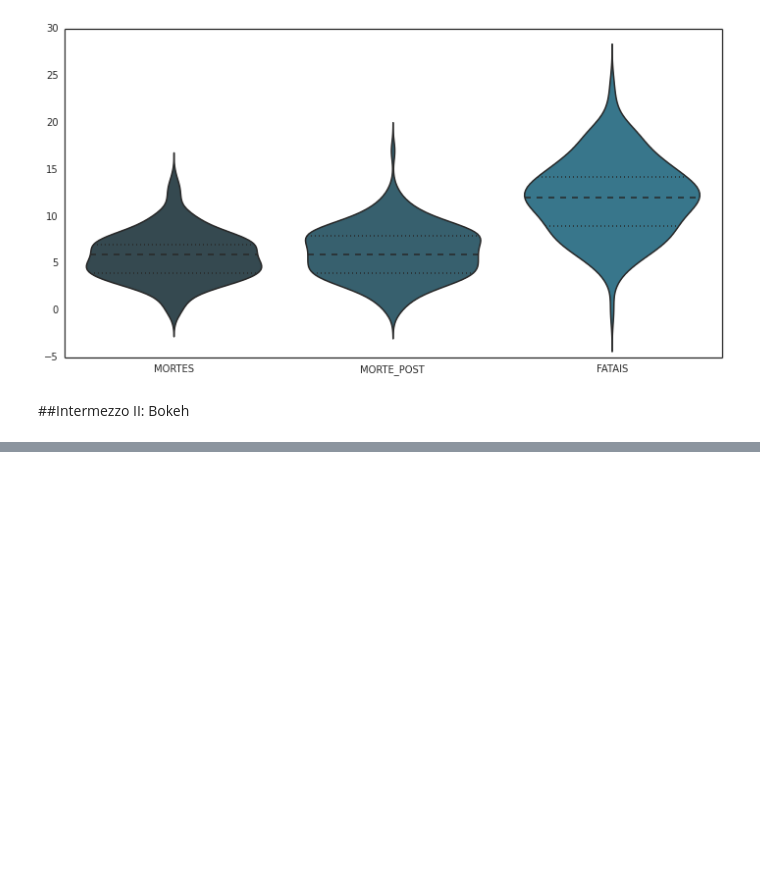
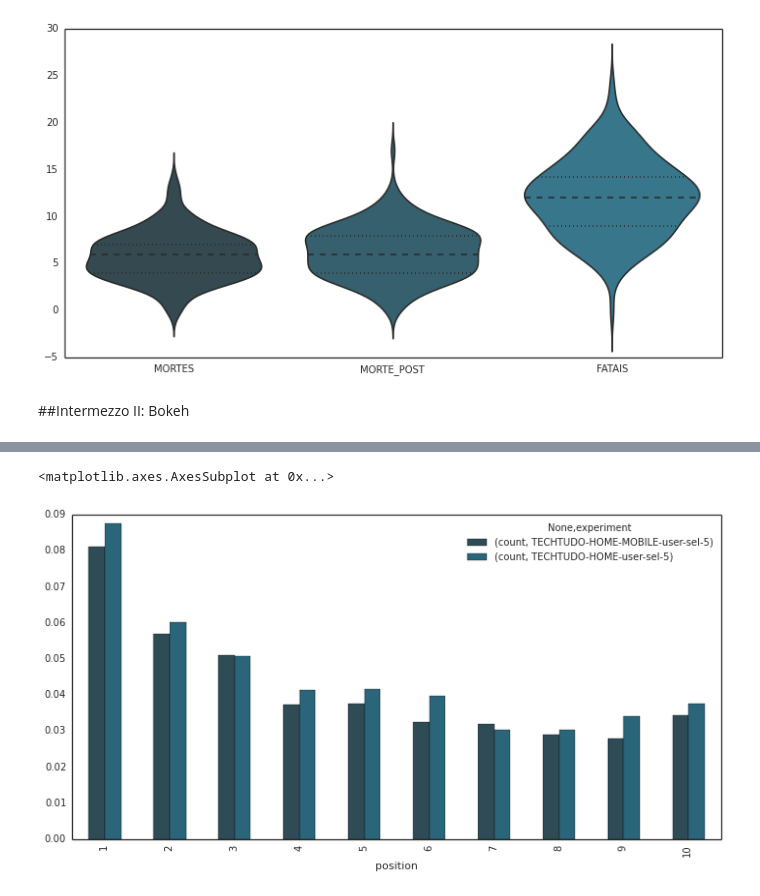
Before and after one commit to jbochi/python-data-science, a Jupyter notebook: data science.ipynb, the cells around one changed output, grey strips where cells are left out. Drawn from its saved outputs; the diff is of its cells as text; code cells hidden in the pictures; blank space fills up the shorter version.

```diff
--- a/data science.ipynb
+++ b/data science.ipynb
@@ -410,0 +498,2 @@ show(mpl.to_bokeh(name="violin"))
+# %%
+data = sqlContext.parquetFile("ttpos")
@@ -410,0 +511,2 @@ show(mpl.to_bokeh(name="violin"))
+# %%
+tb = data.toPandas()
@@ -410,0 +522,4 @@ show(mpl.to_bokeh(name="violin"))
+# %%
+tb = tb.set_index(['position', 'experiment'])
+tb = tb.unstack()
+tb
@@ -410,0 +540,7 @@ show(mpl.to_bokeh(name="violin"))
+# %%
+tb["count", "TECHTUDO-HOME-MOBILE-user-sel-5"] = tb["count"]["TECHTUDO-HOME-MOBILE-user-sel-5"] / 21019.0
+tb["count", "TECHTUDO-HOME-user-sel-5"] = tb["count"]["TECHTUDO-HOME-user-sel-5"] / 83820.0
+tb.plot(kind='bar', figsize=(12,6))
+# %% [output]
+<matplotlib.axes.AxesSubplot at 0x...>
+[figure, added]
```
Also changed, not shown: parts of 32 cells of this notebook.
